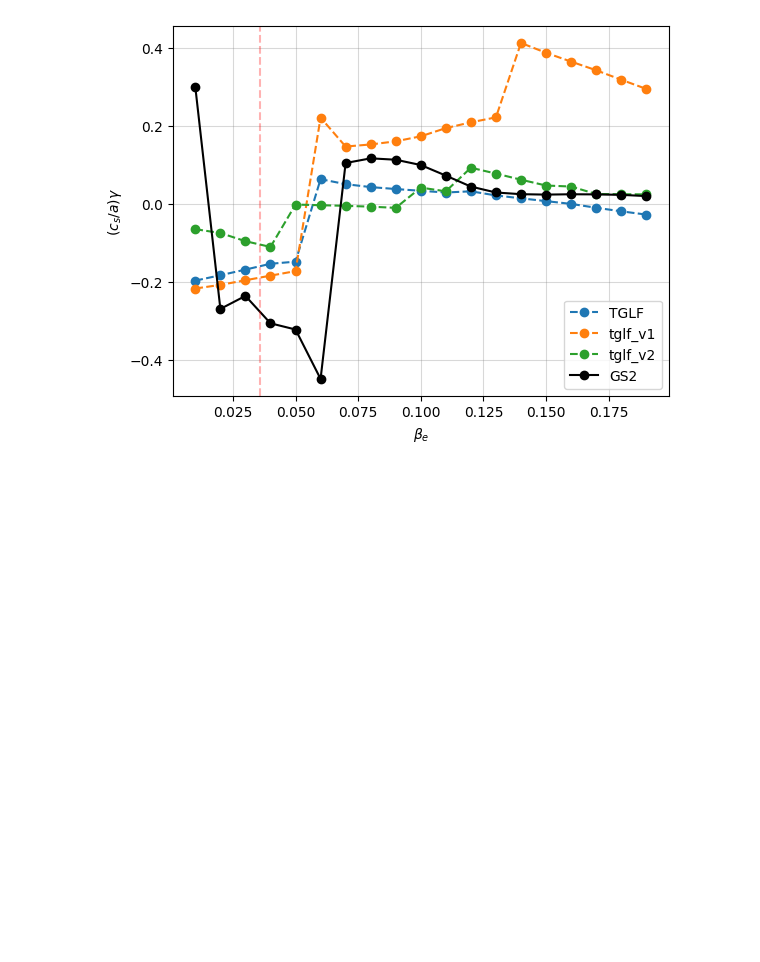
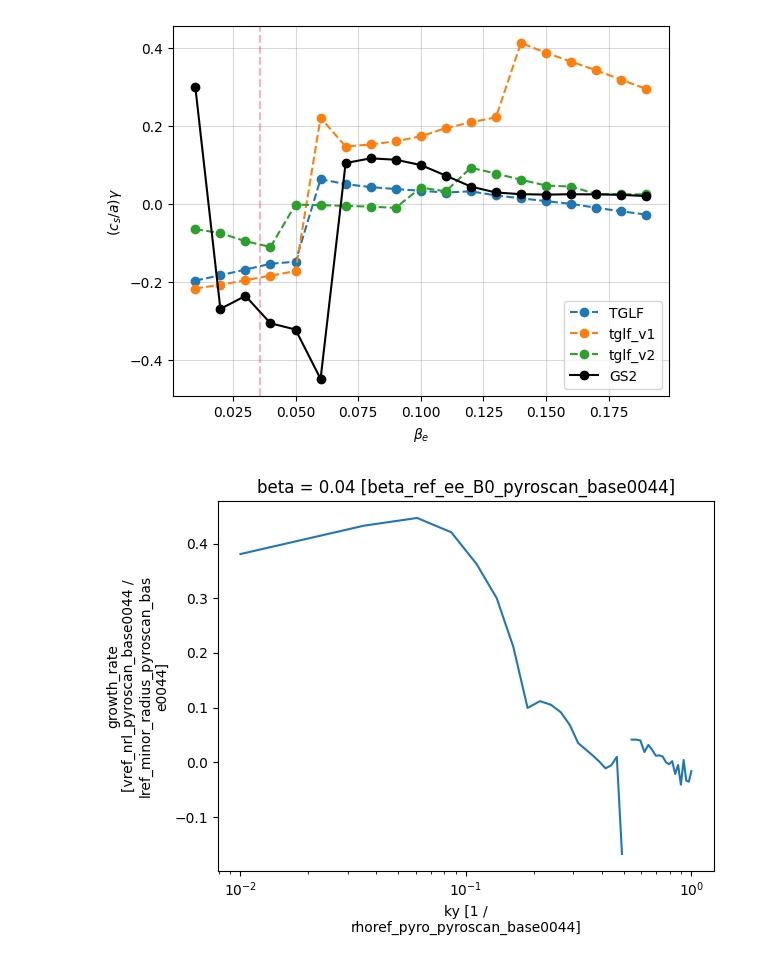
Before and after one commit to FelixWattsYork/EPS_2026_Analysis, a Jupyter notebook: Python_Scripts/Linear_Plotting.ipynb, the cells around one changed output. Drawn from its saved outputs; the diff is of its cells as text; code cells hidden in the pictures; blank space fills up the shorter version.

```diff
--- a/Python_Scripts/Linear_Plotting.ipynb
+++ b/Python_Scripts/Linear_Plotting.ipynb
@@ -6,8 +6,8 @@ from pathlib import Path
 # Replace with path to your Gyrokinetic Simulations
 GYRO_DIR  = Path("/mnt/data/Gyrokinetic_Simulations/")
 # %%
-cases = ["M1_A1_NE","R3","R4","S1_3"]
-projects = ["scan_q","scan_shat","scan_beta"]
+cases = ["M1_A1_NE"]
+projects = ["scan_beta"]
 # %%
 project_dict ={}
 for project in projects:
@@ -15,7 +15,7 @@ for project in projects:
     for case in cases:
         print(f"Project: {project}, Case: {case}")
         json_path = Path(GYRO_DIR / Path(f"GS2/Runs/{project}/{case}/parameter_scan_GS2/pyroscan.json"))
-        net_cdf_path = Path(GYRO_DIR / Path(f"GS2/Runs/{project}/{case}/parameter_scan_GS2/pyroscan.netcdf"))
+        net_cdf_path = Path(GYRO_DIR / Path(f"GS2/Runs/{project}/{case}/parameter_scan_GS2/pyroscan.nc"))
         try:
             gs2_pyoscan = PyroScan(pyroscan_json=json_path, load_base_pyro=True)
             try:
@@ -283,3 +254,10 @@ os.makedirs(path, exist_ok=True)
 plt.savefig(f"{path}/mode_frequency vs beta — {case}, ky={ky_actual:.3f}.png", dpi=300)
 # %% [output]
 [figure]
+# %%
+project = "scan_beta"
+case = "M1_A1_NE"
+project_dict[project][case].gk_output["growth_rate"].sel(beta=0.036, method="nearest").plot(label="growth_rate")
+plt.xscale("log")
+# %% [output]
+[figure, added]
```
Also changed, not shown: parts of 2 cells of this notebook, 1 other file.
